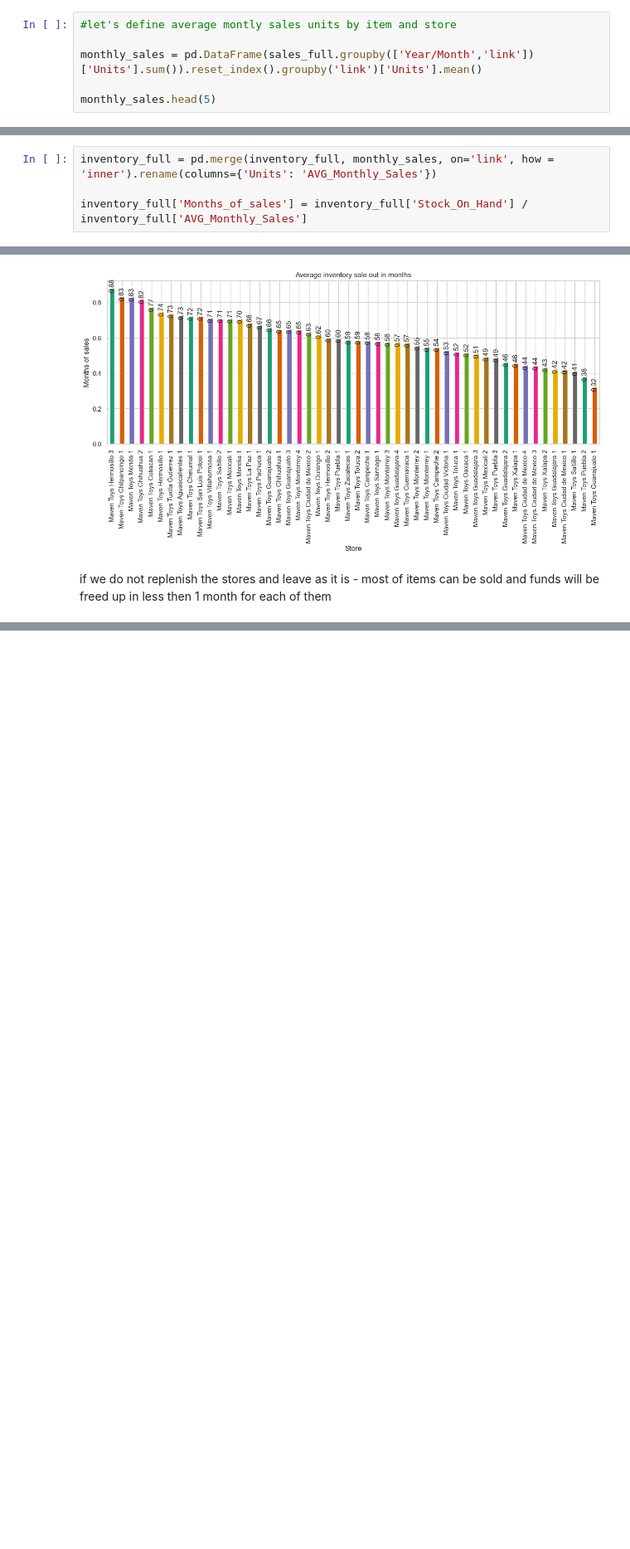
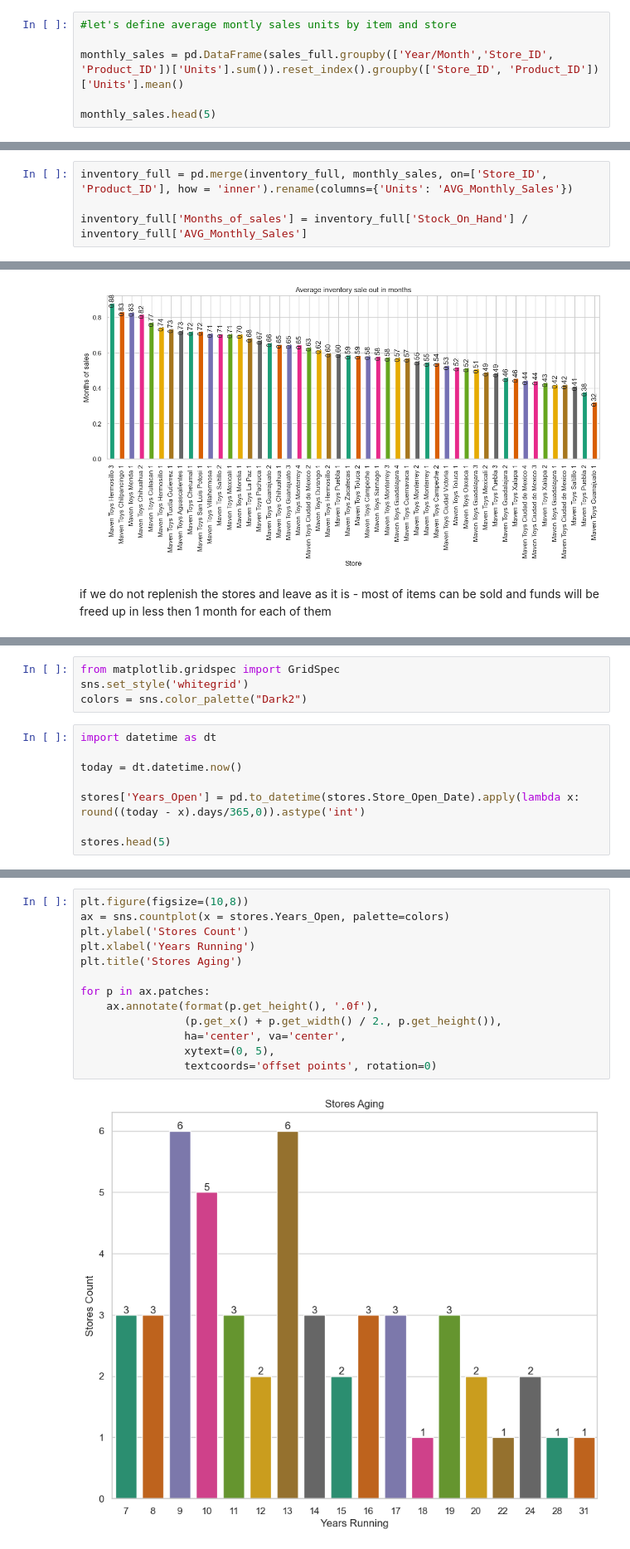
Before and after one commit to obaliuta/inventory_analysis, a Jupyter notebook: notebook.ipynb, the cells around one changed output, grey strips where cells are left out. Shown at 83% size. Saved outputs shown, nothing was run; the diff lists cells and outputs as text; blank space fills up the shorter version.

```diff
--- a/notebook.ipynb
+++ b/notebook.ipynb
@@ -519,7 +515,7 @@ for p in ax.patches:
 # %%
 #let's define average montly sales units by item and store
 
-monthly_sales = pd.DataFrame(sales_full.groupby(['Year/Month','link'])['Units'].sum()).reset_index().groupby('link')['Units'].mean()
+monthly_sales = pd.DataFrame(sales_full.groupby(['Year/Month','Store_ID', 'Product_ID'])['Units'].sum()).reset_index().groupby(['Store_ID', 'Product_ID'])['Units'].mean()
 
 monthly_sales.head(5)
 # %% [output]
@@ -532,6 +528,6 @@ link
 Name: Units, dtype: float64
 # %%
-inventory_full = pd.merge(inventory_full, monthly_sales, on='link', how = 'inner').rename(columns={'Units': 'AVG_Monthly_Sales'})
+inventory_full = pd.merge(inventory_full, monthly_sales, on=['Store_ID', 'Product_ID'], how = 'inner').rename(columns={'Units': 'AVG_Monthly_Sales'})
 
 inventory_full['Months_of_sales'] = inventory_full['Stock_On_Hand'] / inventory_full['AVG_Monthly_Sales']
 # %%
@@ -572,0 +571,12 @@ if we do not replenish the stores and leave as it is - most of items can be sold
+# %%
+from matplotlib.gridspec import GridSpec
+sns.set_style('whitegrid')
+colors = sns.color_palette("Dark2")
+# %%
+import datetime as dt
+
+today = dt.datetime.now()
+
+stores['Years_Open'] = pd.to_datetime(stores.Store_Open_Date).apply(lambda x: round((today - x).days/365,0)).astype('int')
+
+stores.head(5)
@@ -572,0 +590,15 @@ if we do not replenish the stores and leave as it is - most of items can be sold
+# %%
+plt.figure(figsize=(10,8))
+ax = sns.countplot(x = stores.Years_Open, palette=colors)
+plt.ylabel('Stores Count')
+plt.xlabel('Years Running')
+plt.title('Stores Aging')
+
+for p in ax.patches:
+    ax.annotate(format(p.get_height(), '.0f'),
+                (p.get_x() + p.get_width() / 2., p.get_height()),
+                ha='center', va='center',
+                xytext=(0, 5),
+                textcoords='offset points', rotation=0)
+# %% [output]
+[figure, added]
```
Also changed, not shown: parts of 15 cells of this notebook.
